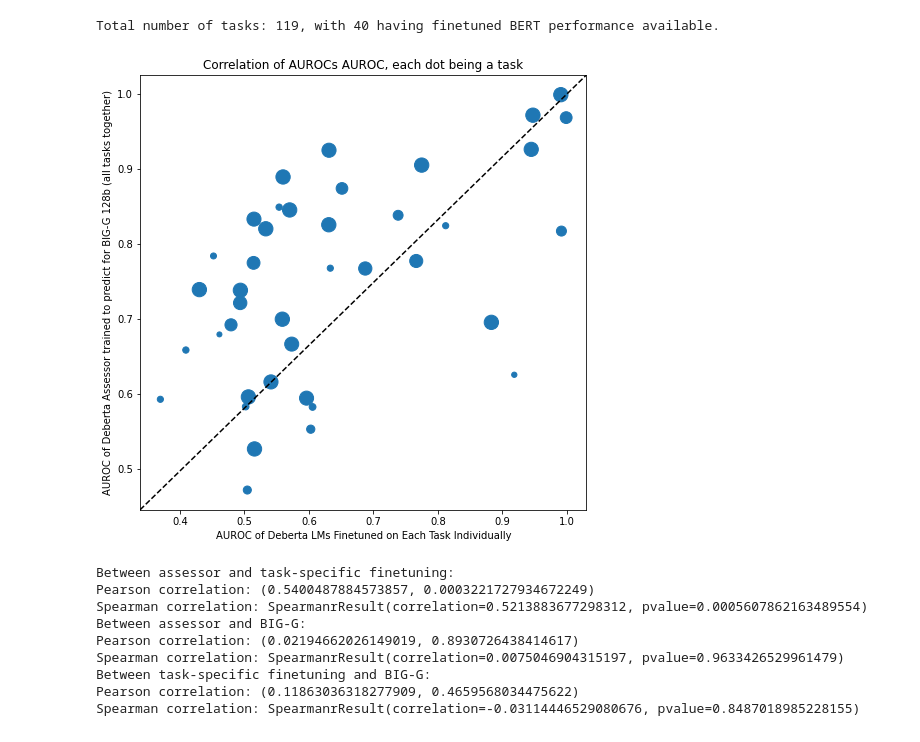
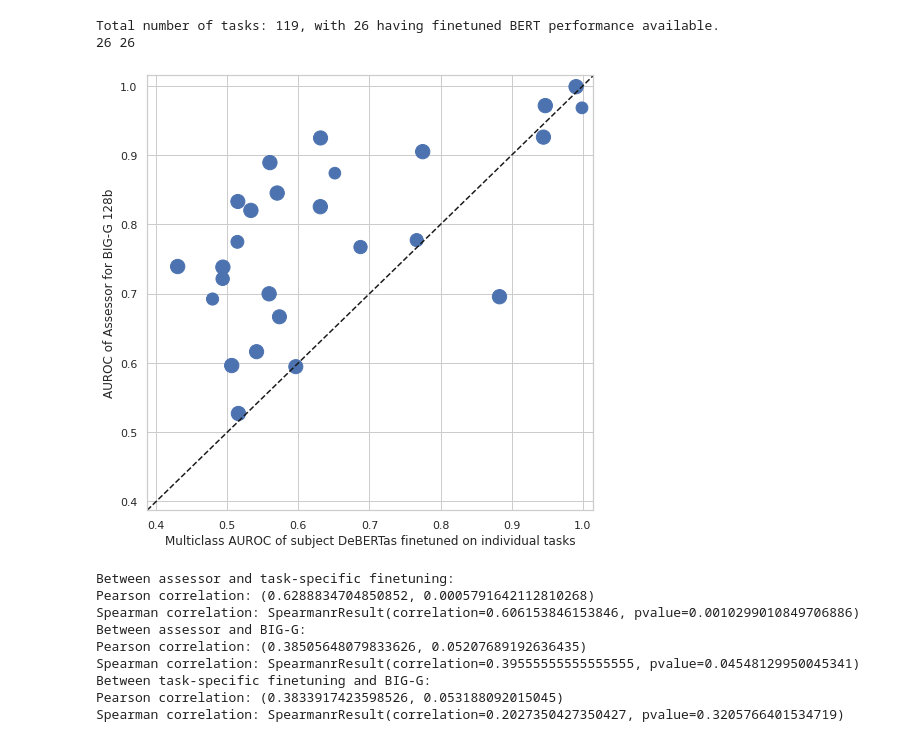
Before and after one commit to wschella/lass, a Jupyter notebook: notebooks/Exp_Task_Specific_Finetuning_Analysis.ipynb, the cells around one changed output. Cells and saved outputs as stored; diff of their text form; code cells hidden in the pictures.

```diff
--- a/notebooks/Exp_Task_Specific_Finetuning_Analysis.ipynb
+++ b/notebooks/Exp_Task_Specific_Finetuning_Analysis.ipynb
@@ -1,8 +18,5 @@
 # %%
-import pandas as pd
-import numpy as np
-import matplotlib.pyplot as plt
-from scipy.stats import pearsonr, spearmanr
+
 
 # TODO: Also see correlation between BIG-bench task performance and assessor performance
 
@@ -13,26 +27,29 @@ asss_df = pd.read_csv('../artifacts/csv-results/scaling-0sh-small/128b.csv')
 asss_df.rename(columns={'Unnamed: 0': 'task'}, inplace=True)
 task_df = pd.read_csv('../artifacts/csv-results/task-specific-finetuning/results-small.csv')
 task_df = task_df[task_df['test_roc_auc'] != 0]
-task_df = task_df[task_df['count'] > 20]
+task_df = task_df[task_df['count'] > 100]
 task_df.rename(columns={'Unnamed: 0': 'task'}, inplace=True)
+tsa_df = pd.read_csv('../artifacts/csv-results/task-specific-assessors.csv')
+tsa_df.rename(columns={'Unnamed: 0': 'task'}, inplace=True)
 
 print(f"Total number of tasks: {len(asss_df)}, with {len(task_df)} having finetuned BERT performance available.")
 
 def correlation_plot(task_performance, asss_performance, metric: str, counts=None):
+    sns.set_theme(style="whitegrid")
     plt.figure(figsize=(8, 8))
     # Set scatter size based on count
     if counts is not None:
         plt.scatter(task_performance, asss_performance, s=counts)
     else:
         plt.scatter(task_performance, asss_performance)
-    plt.xlabel(f'{metric} of Deberta LMs Finetuned on Each Task Individually')
-    plt.ylabel(f'{metric} of Deberta Assessor trained to predict for BIG-G 128b (all tasks together)')
-    plt.title(f'Correlation of AUROCs {metric}, each dot being a task')
+    plt.xlabel(f'Multiclass AUROC of subject DeBERTas finetuned on individual tasks')
+    plt.ylabel(f'AUROC of Assessor for BIG-G 128b')
+    # plt.title(f'Correlation of AUROCs {metric}, each dot being a task')
 
     # Minimum of both lists
-    # min_val = min(min(task_performance), min(asss_performance))
-    # plt.xlim(min_val - 0.1*min_val, 1)
-    # plt.ylim(min_val - 0.1*min_val, 1)
+    min_val = min(min(task_performance), min(asss_performance))
+    plt.xlim(min_val - 0.1*min_val, 1.015)
+    plt.ylim(min_val - 0.1*min_val, 1.015)
 
     # Plot diagonal line
     plt.plot([0, 1], [0, 1], transform=plt.gca().transAxes, ls='--', c='k')
@@ -40,46 +57,48 @@ def correlation_plot(task_performance, asss_performance, metric: str, counts=Non
 
 
 filtered = asss_df.merge(task_df, on='task', suffixes=('_asss', '_task'))
+print(len(filtered), len(task_df))
 assert len(filtered) == len(task_df)
 assert (filtered.count_asss == filtered.count_task).all()
 correlation_plot(
     filtered['test_roc_auc_task'],
     filtered['test_roc_auc_asss'],
     metric='AUROC',
     counts=filtered['count_task'] # Should be equal to filtered['count_asss']
 )
 # correlation_plot(filtered['test_accuracy_asss'], filtered['test_accuracy_task'], metric='accuracy')
 
 # Pearson correlation
 print(f"Between assessor and task-specific finetuning:")
 print(f"Pearson correlation: {pearsonr(filtered['test_roc_auc_asss'], filtered['test_roc_auc_task'])}")
 print(f"Spearman correlation: {spearmanr(filtered['test_roc_auc_asss'], filtered['test_roc_auc_task'])}")
 
 # correlation_plot(
 #     filtered['test_conf_normalized_roc_auc'], # BIG-G task performance
 #     filtered['test_roc_auc_asss'],
 #     metric='AUROC',
 #     counts=filtered['count_task'] # Should be equal to filtered['count_asss']
 # )
 
 # Correlation between BIG-G and assessor
 print(f"Between assessor and BIG-G:")
 print(f"Pearson correlation: {pearsonr(filtered['test_roc_auc_asss'], filtered['test_conf_normalized_roc_auc'])}")
 print(f"Spearman correlation: {spearmanr(filtered['test_roc_auc_asss'], filtered['test_conf_normalized_roc_auc'])}")
 
 # Correlation between BIG-G and task-specific finetuning
 print(f"Between task-specific finetuning and BIG-G:")
 print(f"Pearson correlation: {pearsonr(filtered['test_roc_auc_task'], filtered['test_conf_normalized_roc_auc'])}")
 print(f"Spearman correlation: {spearmanr(filtered['test_roc_auc_task'], filtered['test_conf_normalized_roc_auc'])}")
 # %% [output]
-Total number of tasks: 119, with 40 having finetuned BERT performance available.
+Total number of tasks: 119, with 26 having finetuned BERT performance available.
+26 26
-[figure, old version]
+[figure, new version]
 Between assessor and task-specific finetuning:
-Pearson correlation: (0.5400487884573857, 0.0003221727934672249)
-Spearman correlation: SpearmanrResult(correlation=0.5213883677298312, pvalue=0.0005607862163489554)
+Pearson correlation: (0.6288834704850852, 0.0005791642112810268)
+Spearman correlation: SpearmanrResult(correlation=0.606153846153846, pvalue=0.0010299010849706886)
 Between assessor and BIG-G:
-Pearson correlation: (0.02194662026149019, 0.8930726438414617)
-Spearman correlation: SpearmanrResult(correlation=0.0075046904315197, pvalue=0.9633426529961479)
+Pearson correlation: (0.38505648079833626, 0.05207689192636435)
+Spearman correlation: SpearmanrResult(correlation=0.39555555555555555, pvalue=0.04548129950045341)
 Between task-specific finetuning and BIG-G:
-Pearson correlation: (0.11863036318277909, 0.4659568034475622)
-Spearman correlation: SpearmanrResult(correlation=-0.03114446529080676, pvalue=0.8487018985228155)
+Pearson correlation: (0.3833917423598526, 0.053188092015045)
+Spearman correlation: SpearmanrResult(correlation=0.2027350427350427, pvalue=0.3205766401534719)
```
Also changed, not shown: parts of 3 cells of this notebook, 10 other files.
